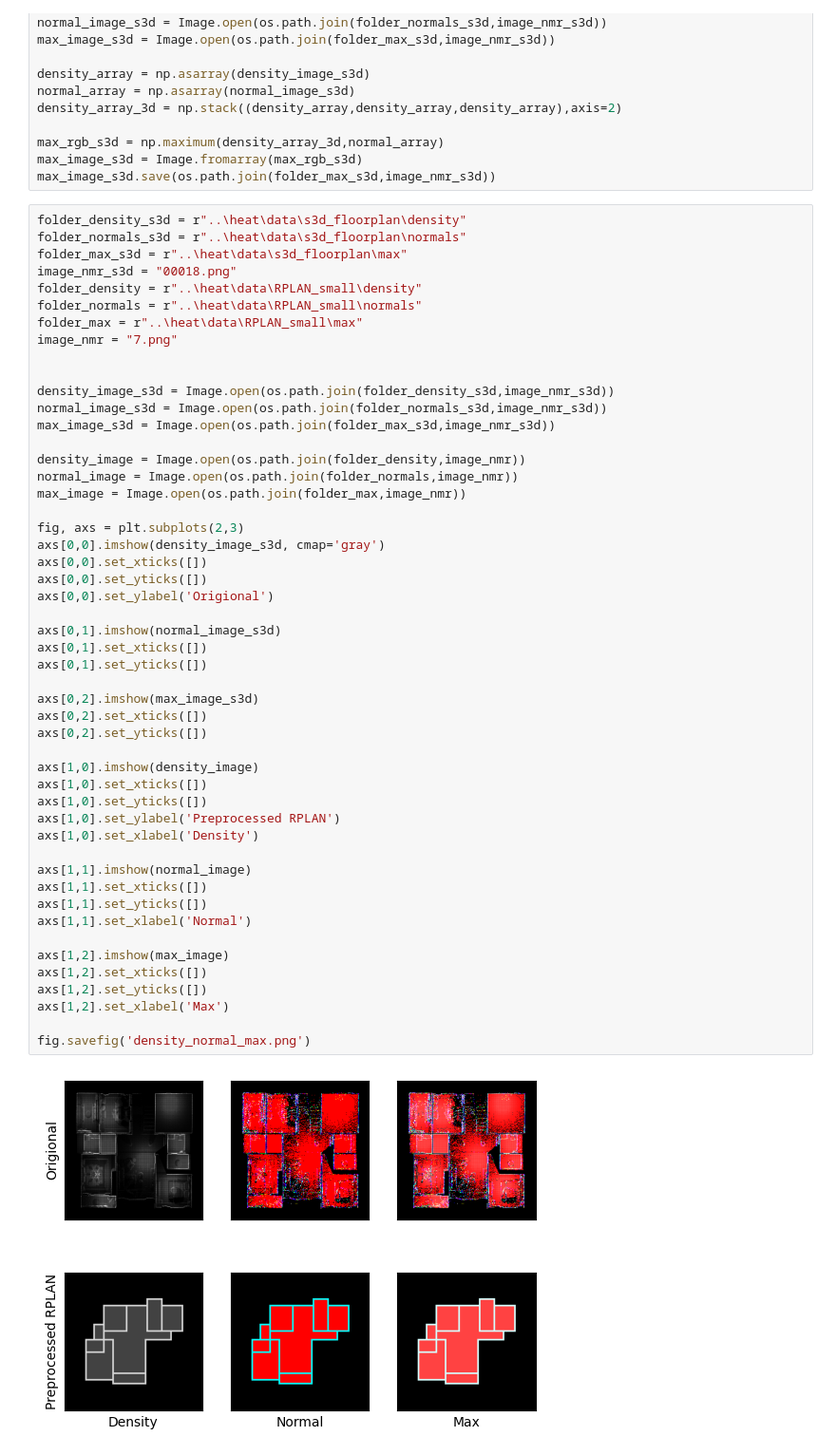
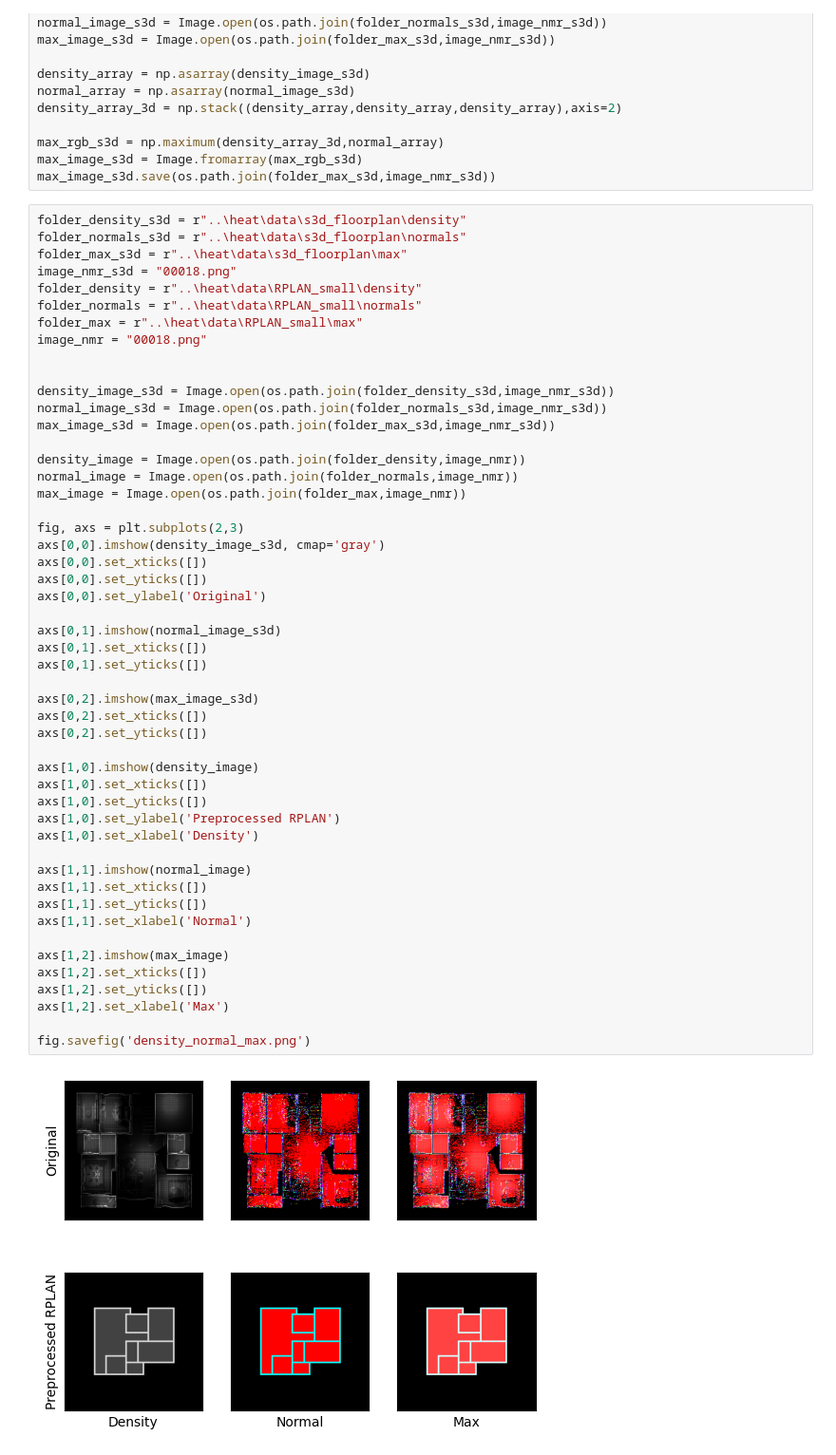
Before and after one commit to woutervanbeek/HEAT_Reproduction, a Jupyter notebook: Image_processing.ipynb, the cells around one changed output. Shown at 95% size. Drawn from its saved outputs; the diff is of its cells as text.

```diff
--- a/Image_processing.ipynb
+++ b/Image_processing.ipynb
@@ -70,7 +66,7 @@ image_nmr_s3d = "00018.png"
 folder_density = r"..\heat\data\RPLAN_small\density"
 folder_normals = r"..\heat\data\RPLAN_small\normals"
 folder_max = r"..\heat\data\RPLAN_small\max"
-image_nmr = "7.png"
+image_nmr = "00018.png"
 
 
 density_image_s3d = Image.open(os.path.join(folder_density_s3d,image_nmr_s3d))
@@ -85,32 +81,32 @@ fig, axs = plt.subplots(2,3)
 axs[0,0].imshow(density_image_s3d, cmap='gray')
 axs[0,0].set_xticks([])
 axs[0,0].set_yticks([])
-axs[0,0].set_ylabel('Origional')
+axs[0,0].set_ylabel('Original')
 
 axs[0,1].imshow(normal_image_s3d)
 axs[0,1].set_xticks([])
 axs[0,1].set_yticks([])
 
 axs[0,2].imshow(max_image_s3d)
 axs[0,2].set_xticks([])
 axs[0,2].set_yticks([])
 
 axs[1,0].imshow(density_image)
 axs[1,0].set_xticks([])
 axs[1,0].set_yticks([])
 axs[1,0].set_ylabel('Preprocessed RPLAN')
 axs[1,0].set_xlabel('Density')
 
 axs[1,1].imshow(normal_image)
 axs[1,1].set_xticks([])
 axs[1,1].set_yticks([])
 axs[1,1].set_xlabel('Normal')
 
 axs[1,2].imshow(max_image)
 axs[1,2].set_xticks([])
 axs[1,2].set_yticks([])
 axs[1,2].set_xlabel('Max')
 
 fig.savefig('density_normal_max.png')
 # %% [output]
-[figure, old version]
+[figure, new version]
```
Also changed, not shown: parts of 3 cells of this notebook, 7 other files.
